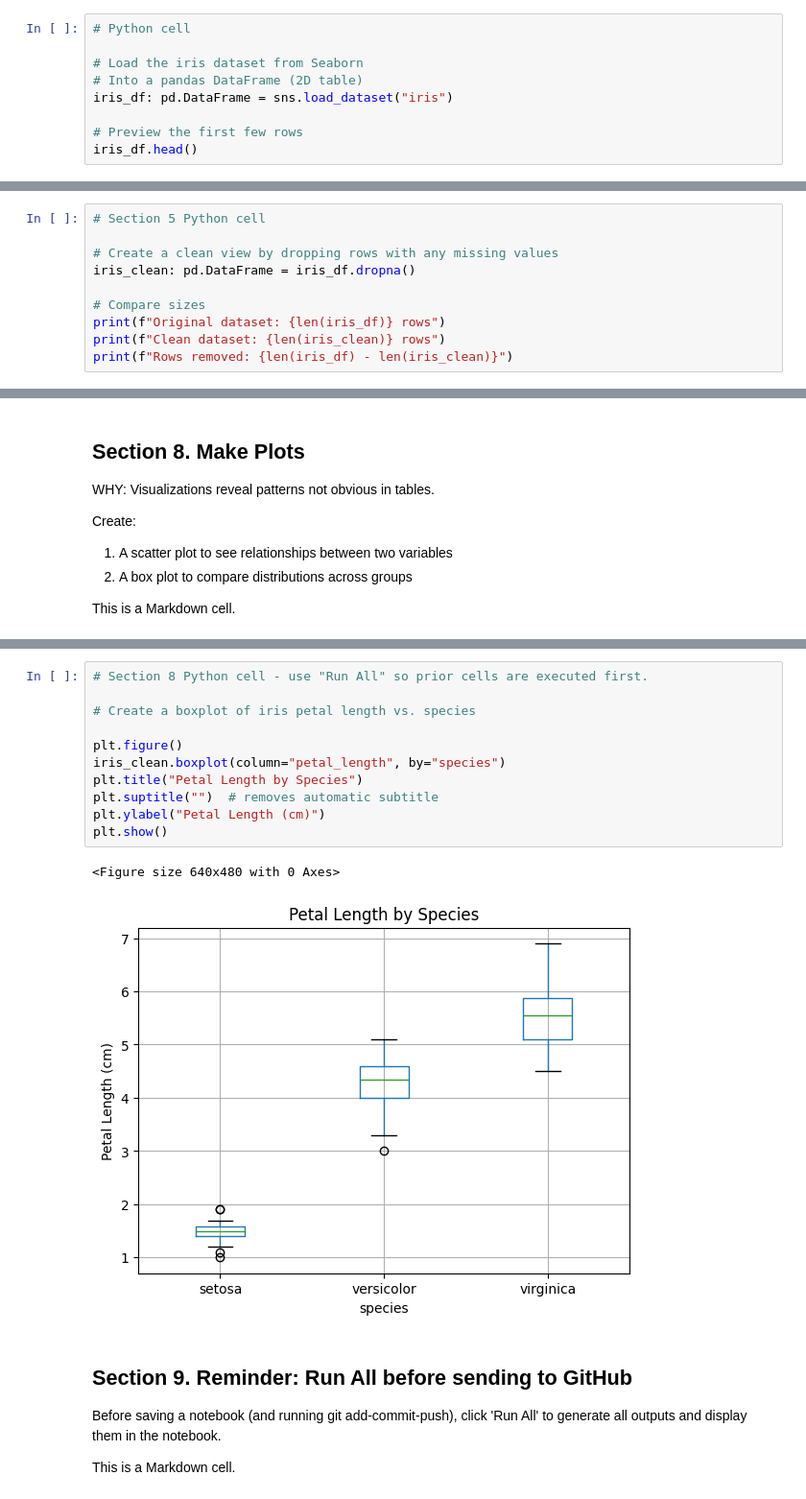
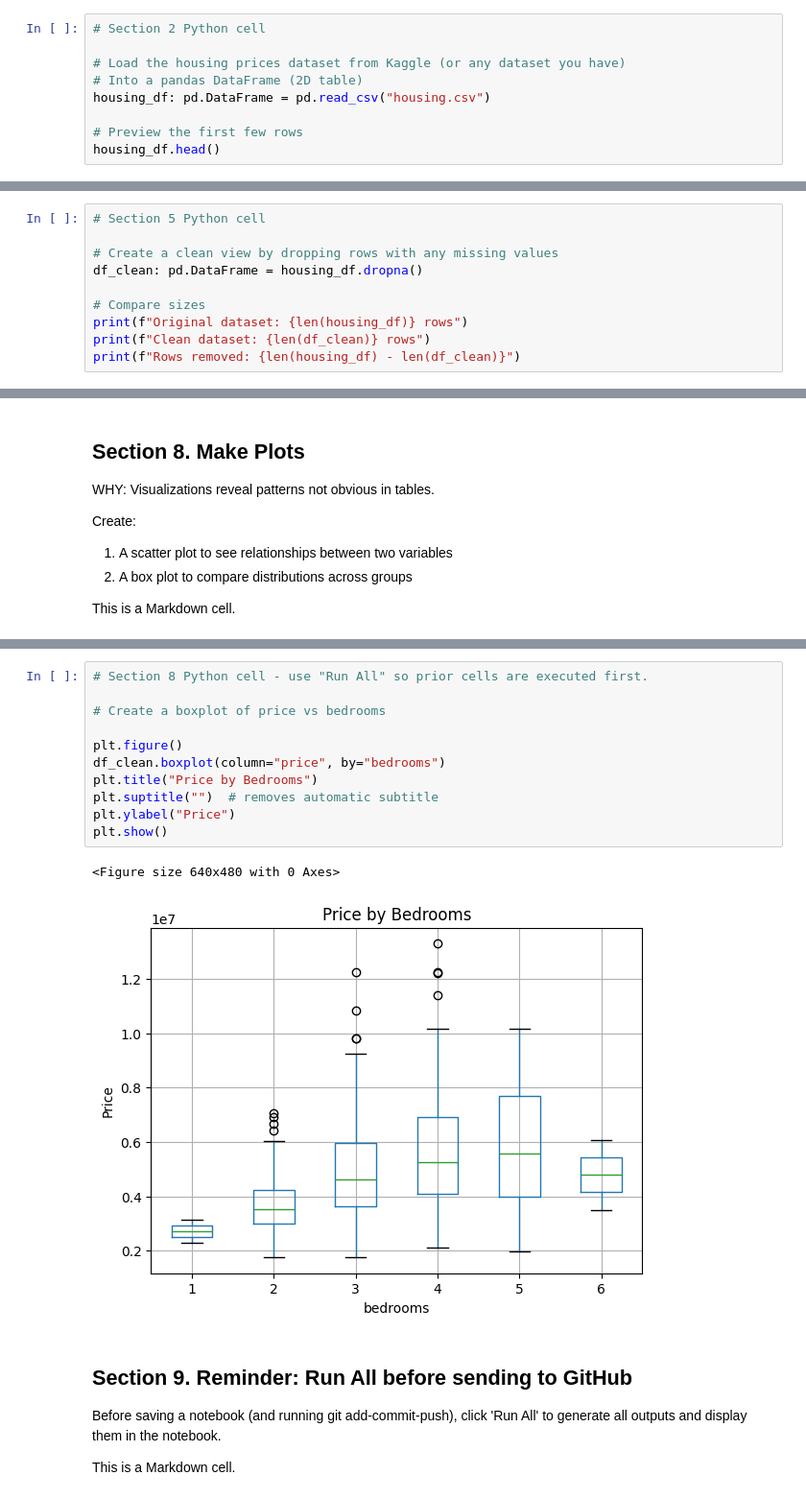
Before and after one commit to hopeconover/datafun-06-eda, a Jupyter notebook: notebooks/eda_conover.ipynb, the cells around one changed output, grey strips where cells are left out. Shown at 96% size. Drawn from its saved outputs; the diff is of its cells as text.

```diff
--- a/notebooks/eda_conover.ipynb
+++ b/notebooks/eda_conover.ipynb
@@ -74,12 +74,12 @@ WHY: Before analysis, load the data to confirm:
 
 This is a Markdown cell.
 # %%
-# Python cell
+# Section 2 Python cell
 
-# Load the iris dataset from Seaborn
+# Load the housing prices dataset from Kaggle (or any dataset you have)
 # Into a pandas DataFrame (2D table)
-iris_df: pd.DataFrame = sns.load_dataset("iris")
+housing_df: pd.DataFrame = pd.read_csv("housing.csv")
 
 # Preview the first few rows
-iris_df.head()
+housing_df.head()
 # %% [output]
@@ -191,10 +189,10 @@ This is a Markdown cell.
 # Section 5 Python cell
 
 # Create a clean view by dropping rows with any missing values
-iris_clean: pd.DataFrame = iris_df.dropna()
+df_clean: pd.DataFrame = housing_df.dropna()
 
 # Compare sizes
-print(f"Original dataset: {len(iris_df)} rows")
-print(f"Clean dataset: {len(iris_clean)} rows")
-print(f"Rows removed: {len(iris_df) - len(iris_clean)}")
+print(f"Original dataset: {len(housing_df)} rows")
+print(f"Clean dataset: {len(df_clean)} rows")
+print(f"Rows removed: {len(housing_df) - len(df_clean)}")
 # %% [output]
@@ -329,17 +315,17 @@ Text(0.5, 1.0, 'Chart 1. Iris Sepal Length vs. Petal Length (by Species)')
 # %%
 # Section 8 Python cell - use "Run All" so prior cells are executed first.
 
-# Create a boxplot of iris petal length vs. species
+# Create a boxplot of price vs bedrooms
 
 plt.figure()
-iris_clean.boxplot(column="petal_length", by="species")
-plt.title("Petal Length by Species")
+df_clean.boxplot(column="price", by="bedrooms")
+plt.title("Price by Bedrooms")
 plt.suptitle("")  # removes automatic subtitle
-plt.ylabel("Petal Length (cm)")
+plt.ylabel("Price")
 plt.show()
 # %% [output]
 <Figure size 640x480 with 0 Axes>
-[figure, old version]
+[figure, new version]
 # %% [markdown]
 ## Section 9. Reminder: Run All before sending to GitHub
 
```
Also changed, not shown: parts of 21 cells of this notebook, 4 other files.
